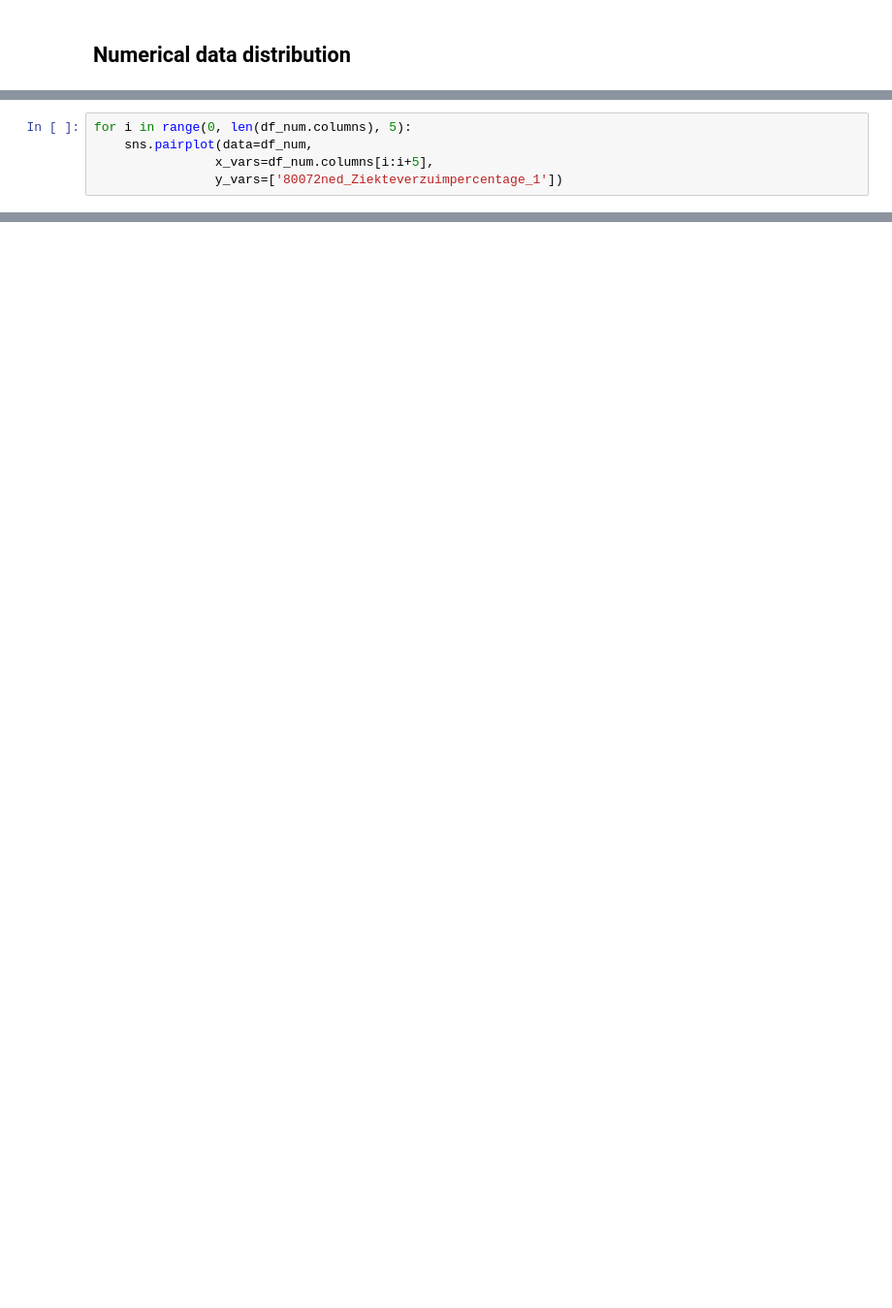
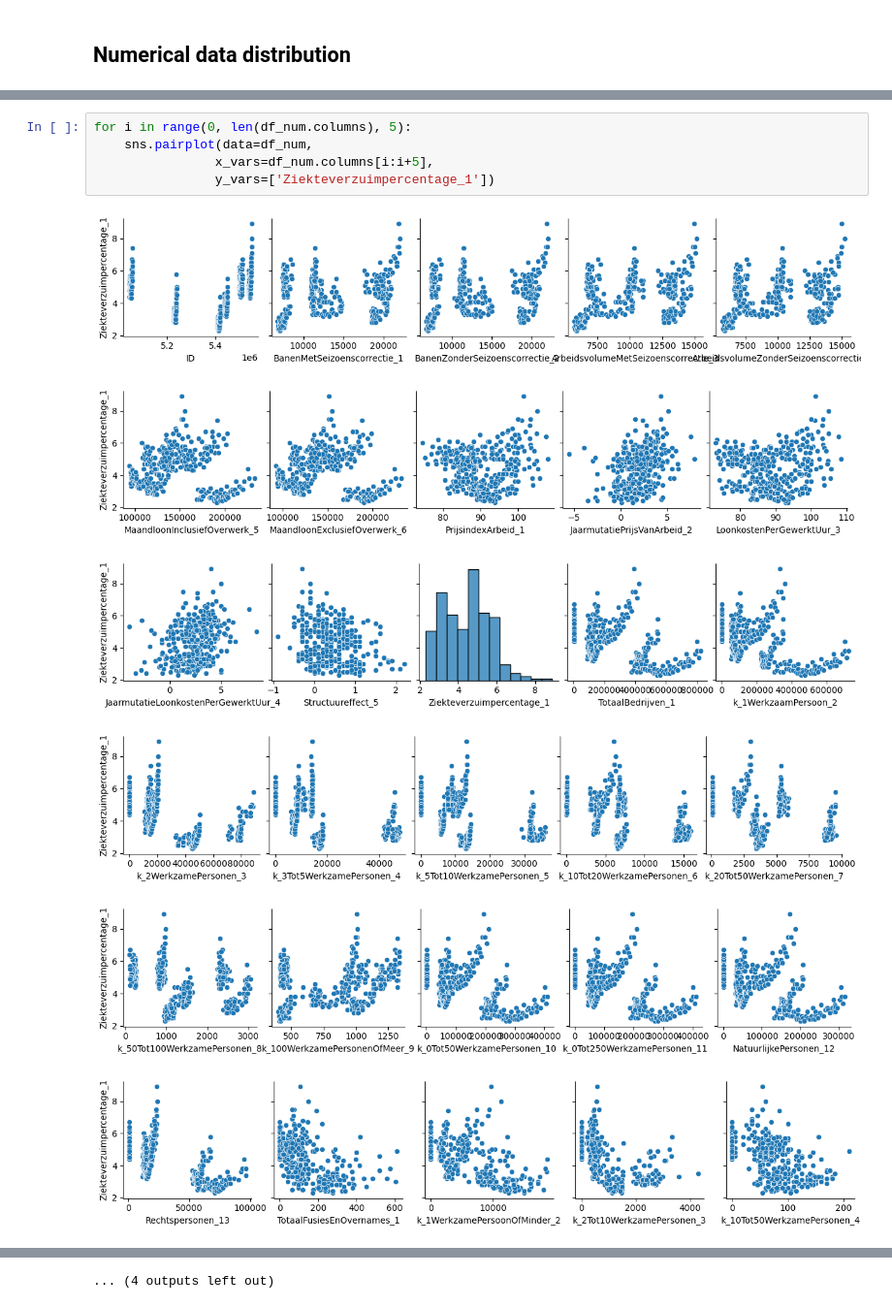
Before and after one commit to evdhout/uwv, a Jupyter notebook: uwv/ingestion/3) EDA.ipynb, the cells around one changed output, grey strips where cells are left out. Shown at 97% size. Drawn from its saved outputs; the diff is of its cells as text; blank space fills up the shorter version.

```diff
--- a/uwv/ingestion/3) EDA.ipynb
+++ b/uwv/ingestion/3) EDA.ipynb
@@ -274,5 +568,12 @@ plt.show()
 # %%
 for i in range(0, len(df_num.columns), 5):
     sns.pairplot(data=df_num,
                 x_vars=df_num.columns[i:i+5],
-                y_vars=['80072ned_Ziekteverzuimpercentage_1'])
+                y_vars=['Ziekteverzuimpercentage_1'])
+# %% [output]
+[figure, added]
+[figure, added]
+[figure, added]
+[figure, added]
+[figure, added]
+[figure, added]
@@ -279,3 +586,4 @@ for i in range(0, len(df_num.columns), 5):
+... (4 outputs left out)
 # %%
 # Define the columns for which we want lagged correlations
 columns_to_lag = [
```
Also changed, not shown: parts of 27 cells of this notebook, 4 other files.
